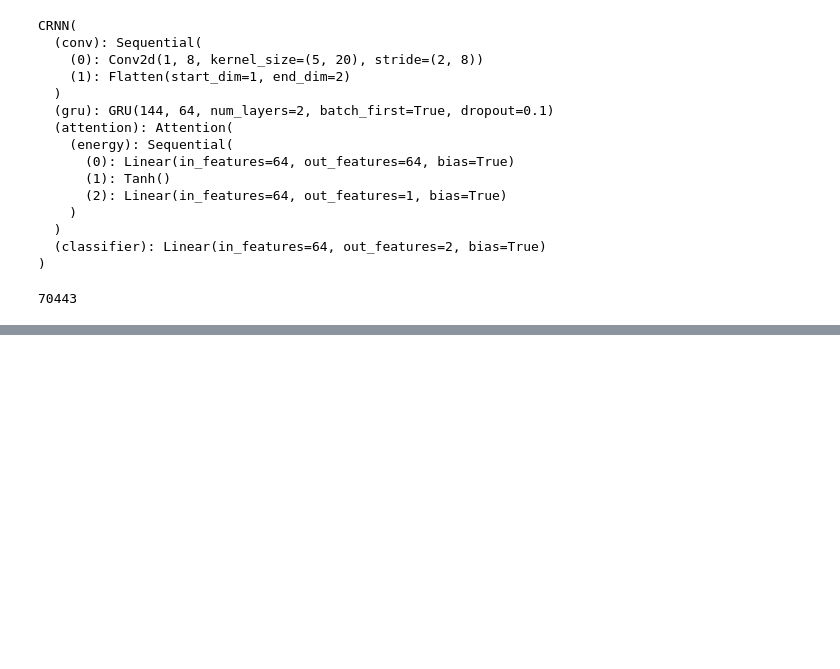
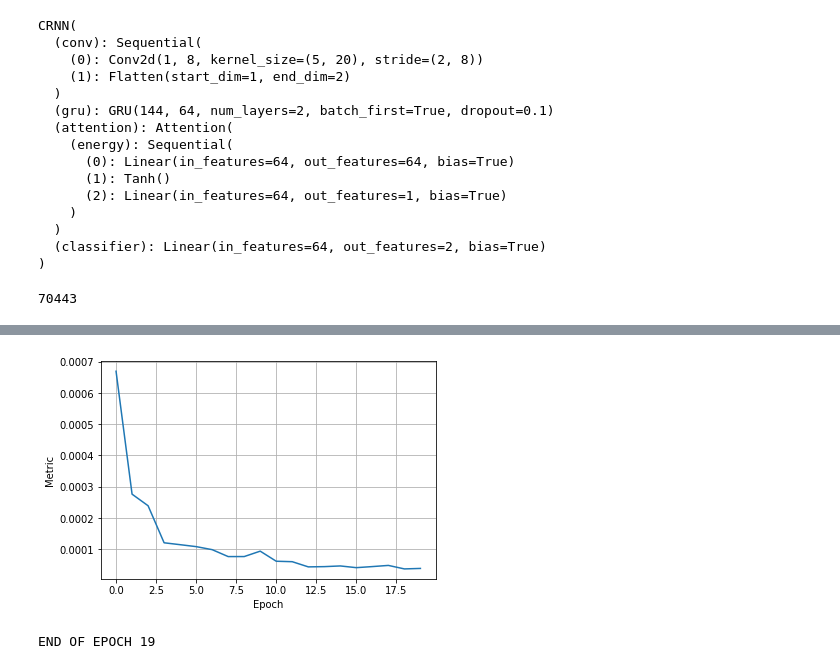
Before and after one commit to markovka17/dla, a Jupyter notebook: week06/seminar.ipynb, the cells around one changed output, grey strips where cells are left out. Cells and saved outputs as stored; diff of their text form; code cells hidden in the pictures; blank space fills up the shorter version.

Commit message:
[week06] fix bug in validation

```diff
--- a/week06/seminar.ipynb
+++ b/week06/seminar.ipynb
@@ -526,0 +543,12 @@ END OF EPOCH 14
+# %%
+history = defaultdict(list)
+config = TaskConfig()
+model = CRNN(config).to(config.device)
+
+print(model)
+
+opt = torch.optim.Adam(
+    model.parameters(),
+    lr=config.learning_rate,
+    weight_decay=config.weight_decay
+)
@@ -526,0 +571,23 @@ END OF EPOCH 14
+# %%
+# TRAIN
+
+for n in range(TaskConfig.num_epochs):
+
+    train_epoch(model, opt, train_loader,
+                melspec_train, config.device)
+
+    au_fa_fr = validation(model, val_loader,
+                          melspec_val, config.device)
+    history['val_metric'].append(au_fa_fr)
+
+    clear_output()
+    plt.plot(history['val_metric'])
+    plt.ylabel('Metric')
+    plt.xlabel('Epoch')
+    plt.grid()
+    plt.show()
+
+    print('END OF EPOCH', n)
+# %% [output]
+[figure, added]
+END OF EPOCH 19
```
Also changed, not shown: parts of 10 cells of this notebook.
